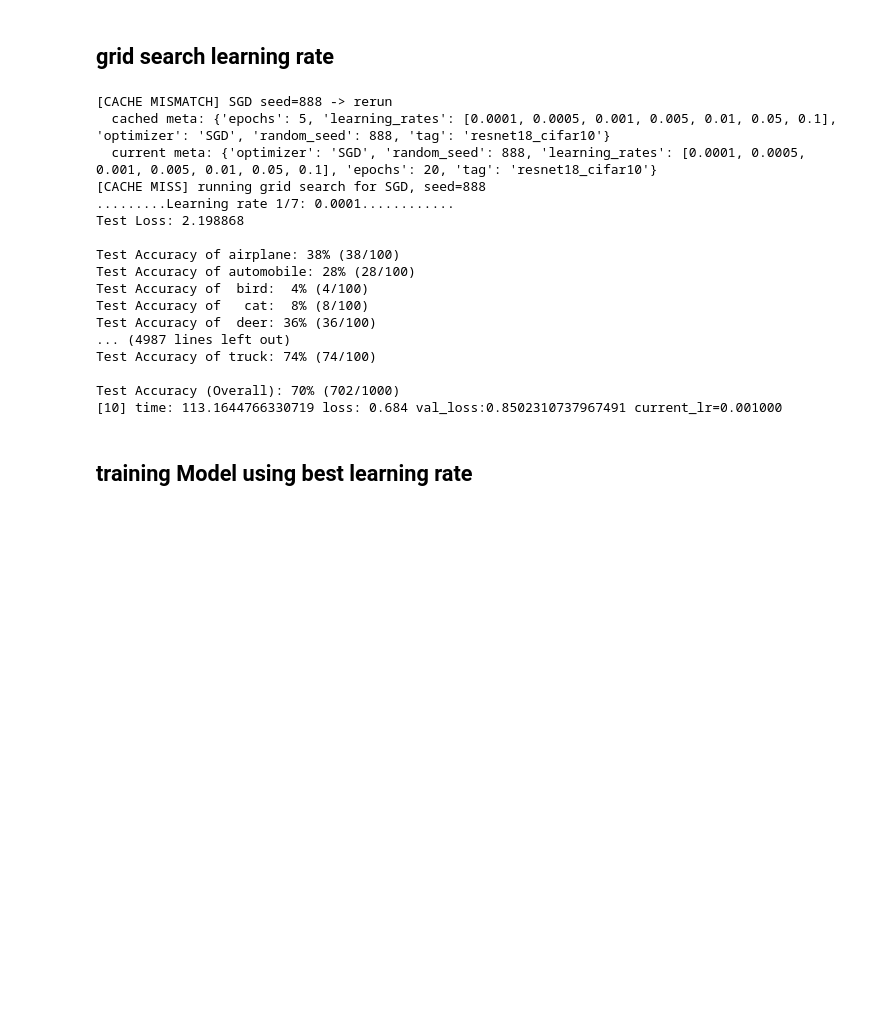
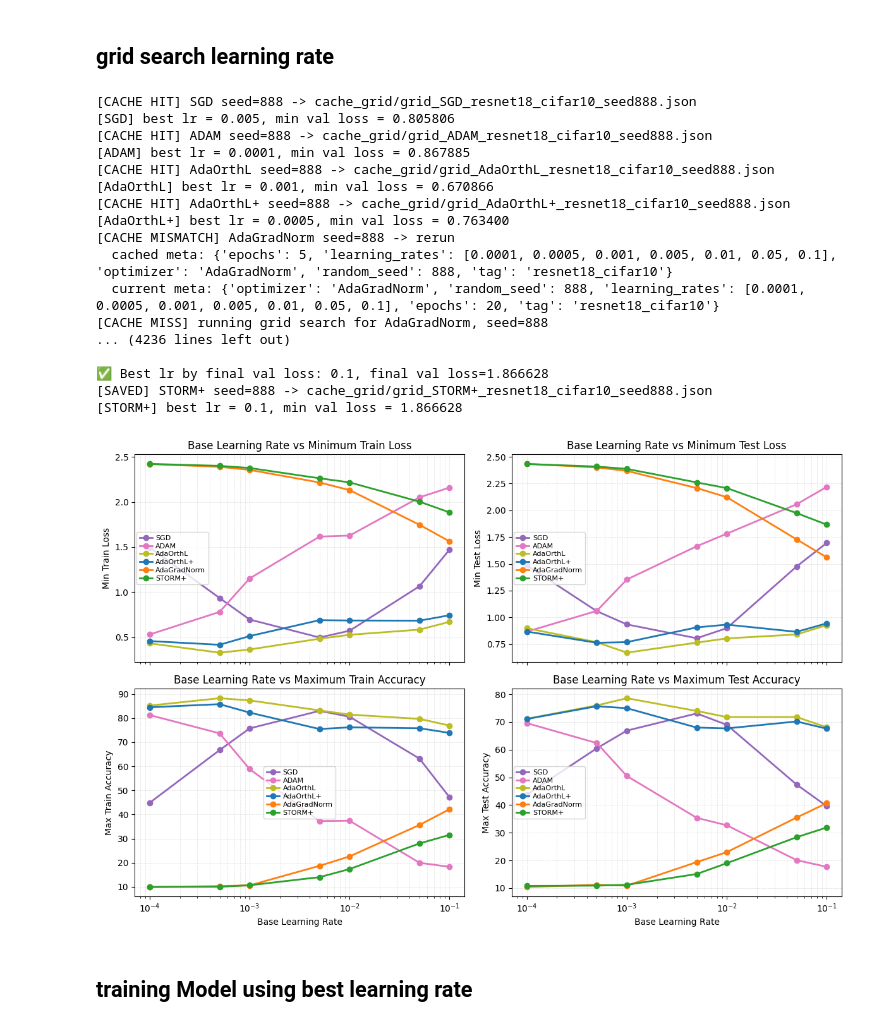
Before and after one commit to RayCyder/Intro, a Jupyter notebook: ResNet_Implementation_on_CIFAR10_2.ipynb, the cells around one changed output. Saved outputs shown, nothing was run; the diff lists cells and outputs as text; code cells hidden in the pictures; blank space fills up the shorter version.

Commit message:
add config

```diff
--- a/ResNet_Implementation_on_CIFAR10_2.ipynb
+++ b/ResNet_Implementation_on_CIFAR10_2.ipynb
@@ -1598,35 +1645,27 @@ def get_or_run_grid_search(
 import numpy as np
 import matplotlib.pyplot as plt
 
-optimizers = {
-    # "Muon-MVR2": MuonMVR2Optimizer,
-    "SGD": SGDOptimizer,
-    "ADAM": AdamOptimizer,
-    "AdaOrthL": AdaOrthLOptimizer,
-    "AdaOrthL+": AdaOrthLPLusOptimizer,
-    "AdaGradNorm": AdaGradNormOptimizer,
-    "STORM+": STORMPlusOptimizer,
-}
-colors = {
-    # "Muon-MVR2": "#d62728",
-    "SGD": "#9467bd",
-    "ADAM": "#e377c2",
-    "AdaOrthL": "#bcbd22",
-    "AdaOrthL+": "#1f77b4",
-    "AdaGradNorm": "#ff7f0e",
-    "STORM+": "#2ca02c",
-}
+# optimizers = {
+#     # "Muon-MVR2": MuonMVR2Optimizer,
+#     "SGD": SGDOptimizer,
+#     "ADAM": AdamOptimizer,
+#     "AdaOrthL": AdaOrthLOptimizer,
+#     "AdaOrthL+": AdaOrthLPLusOptimizer,
+#     "AdaGradNorm": AdaGradNormOptimizer,
+#     "STORM+": STORMPlusOptimizer,
+# }
+optimizers = OptimizerConfig.get_optimizers()
 # 运行 grid search，保存结果
 results = {}
 best = {}
-train_object_val = TrainModel(train_loader, val_loader, classes, epochs=20)#5 for test
+train_object_val = TrainModel(train_loader, val_loader, classes, epochs=global_config.val_epochs)#5 for test
 learning_rates = [1e-4, 5e-4, 1e-3, 5e-3, 1e-2, 5e-2, 1e-1]
 
 for name, opt_fn in optimizers.items():
     best_lr, all_results = get_or_run_grid_search(
     optimizer_name=name,
     opt_fn=opt_fn,
-    random_seed=seed_seed,
+    random_seed=global_config.random_seed,
     learning_rates=learning_rates,
     epochs=train_object_val.epochs,
     cache_dir="cache_grid",
@@ -1652,23 +1691,23 @@ for name, opt_fn in optimizers.items():
 # plt.tight_layout()
 # plt.show()
 # %% [output]
-[CACHE MISMATCH] SGD seed=888 -> rerun
-  cached meta: {'epochs': 5, 'learning_rates': [0.0001, 0.0005, 0.001, 0.005, 0.01, 0.05, 0.1], 'optimizer': 'SGD', 'random_seed': 888, 'tag': 'resnet18_cifar10'}
-  current meta: {'optimizer': 'SGD', 'random_seed': 888, 'learning_rates': [0.0001, 0.0005, 0.001, 0.005, 0.01, 0.05, 0.1], 'epochs': 20, 'tag': 'resnet18_cifar10'}
-[CACHE MISS] running grid search for SGD, seed=888
-.........Learning rate 1/7: 0.0001............
-Test Loss: 2.198868
+[CACHE HIT] SGD seed=888 -> cache_grid/grid_SGD_resnet18_cifar10_seed888.json
+[SGD] best lr = 0.005, min val loss = 0.805806
+[CACHE HIT] ADAM seed=888 -> cache_grid/grid_ADAM_resnet18_cifar10_seed888.json
+[ADAM] best lr = 0.0001, min val loss = 0.867885
+[CACHE HIT] AdaOrthL seed=888 -> cache_grid/grid_AdaOrthL_resnet18_cifar10_seed888.json
+[AdaOrthL] best lr = 0.001, min val loss = 0.670866
+[CACHE HIT] AdaOrthL+ seed=888 -> cache_grid/grid_AdaOrthL+_resnet18_cifar10_seed888.json
+[AdaOrthL+] best lr = 0.0005, min val loss = 0.763400
+[CACHE MISMATCH] AdaGradNorm seed=888 -> rerun
+  cached meta: {'epochs': 5, 'learning_rates': [0.0001, 0.0005, 0.001, 0.005, 0.01, 0.05, 0.1], 'optimizer': 'AdaGradNorm', 'random_seed': 888, 'tag': 'resnet18_cifar10'}
+  current meta: {'optimizer': 'AdaGradNorm', 'random_seed': 888, 'learning_rates': [0.0001, 0.0005, 0.001, 0.005, 0.01, 0.05, 0.1], 'epochs': 20, 'tag': 'resnet18_cifar10'}
+[CACHE MISS] running grid search for AdaGradNorm, seed=888
+... (4236 lines left out)
 
-Test Accuracy of airplane: 38% (38/100)
-Test Accuracy of automobile: 28% (28/100)
-Test Accuracy of  bird:  4% (4/100)
-Test Accuracy of   cat:  8% (8/100)
-Test Accuracy of  deer: 36% (36/100)
-... (4987 lines left out)
-Test Accuracy of truck: 74% (74/100)
-
-Test Accuracy (Overall): 70% (702/1000)
-[10] time: 113.1644766330719 loss: 0.684 val_loss:0.8502310737967491 current_lr=0.001000
+✅ Best lr by final val loss: 0.1, final val loss=1.866628
+[SAVED] STORM+ seed=888 -> cache_grid/grid_STORM+_resnet18_cifar10_seed888.json
+[STORM+] best lr = 0.1, min val loss = 1.866628
 # %%
 import numpy as np
 import matplotlib.pyplot as plt
@@ -1749,11 +1788,13 @@ def plot_lr_sweep_2x2_by_method(all_result, learning_rates, colors=None,
 # %%
 plot_lr_sweep_2x2_by_method(
     all_result=results,
     learning_rates=learning_rates,
-    colors=colors,
+    colors=OptimizerConfig.colors,
     save_path="lr_sweep_2x2.png",
     x_log=True
 )
+# %% [output]
+[figure, added]
 # %% [markdown]
 ## **training Model  using best learning rate**
 # %%
```
Also changed, not shown: parts of 10 cells of this notebook.
